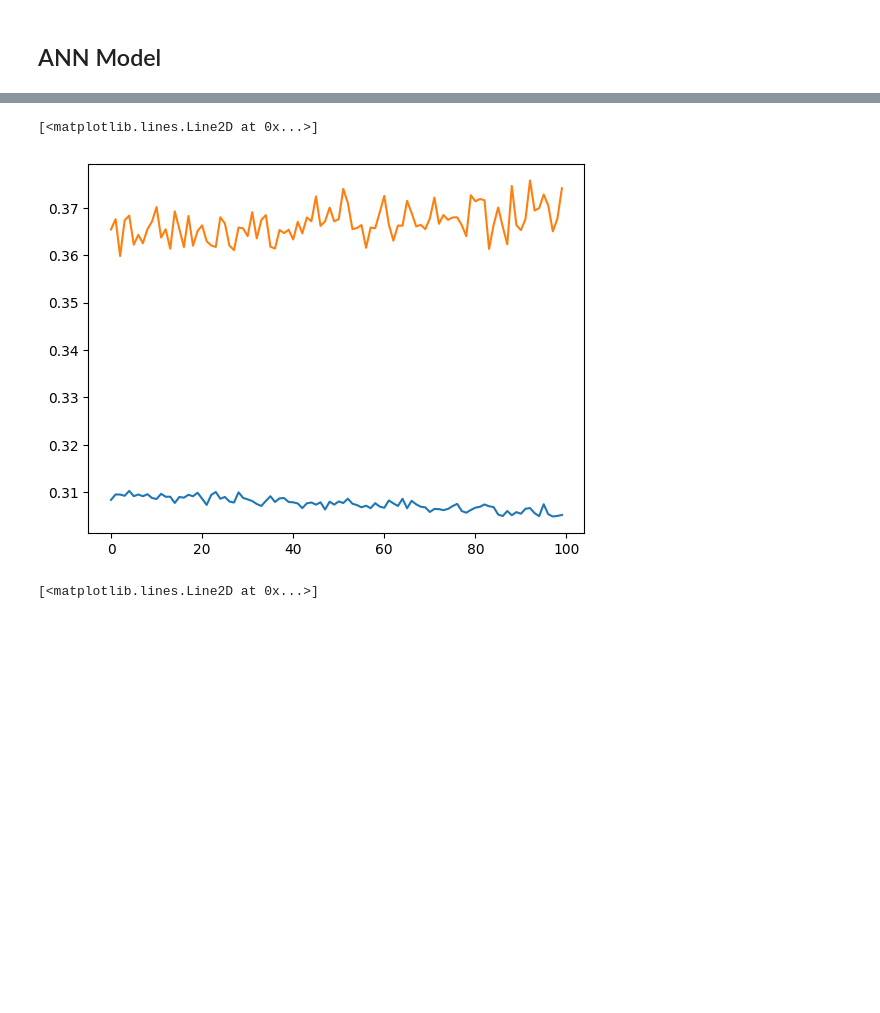
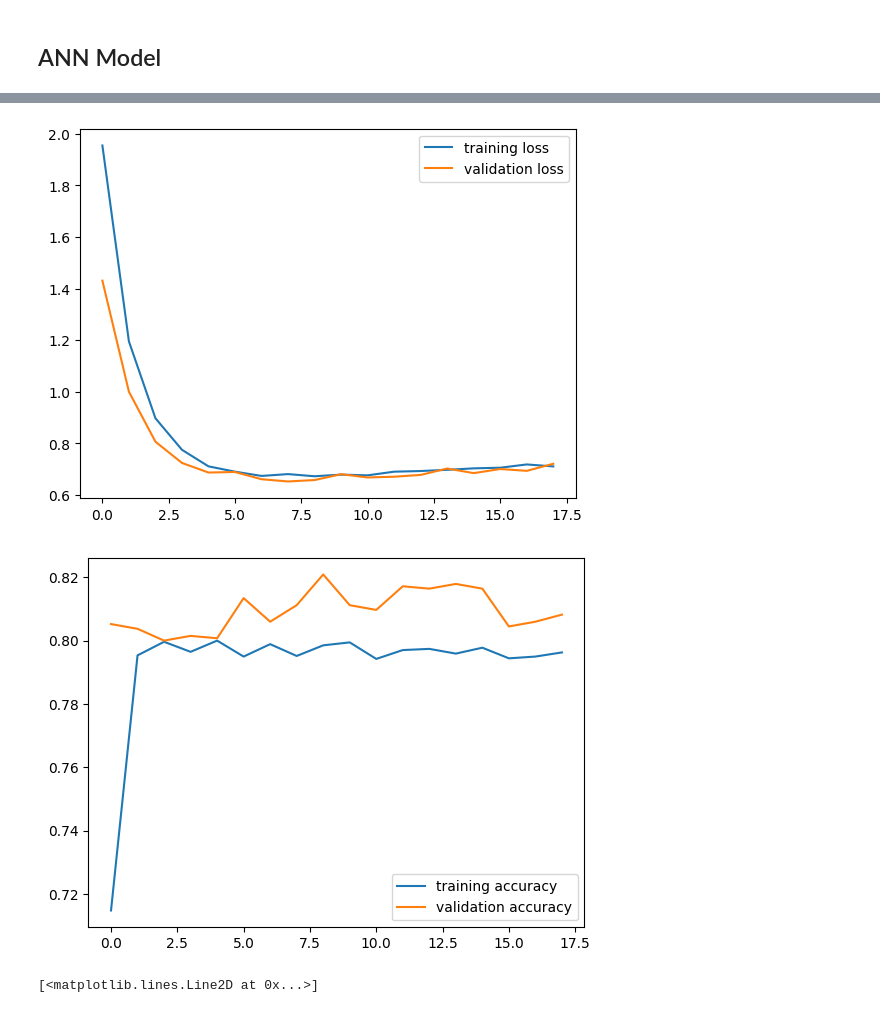
Before and after one commit to anidec25/Neutral-Networks, a Jupyter notebook: ANN/test.ipynb, the cells around one changed output, grey strips where cells are left out. Saved outputs shown, nothing was run; the diff lists cells and outputs as text; code cells hidden in the pictures; blank space fills up the shorter version.

```diff
--- a/ANN/test.ipynb
+++ b/ANN/test.ipynb
@@ -224,9 +225,15 @@ ImportError: cannot import name 'BatchNormalization' from 'tensorflow.python.ker
 # %%
 model = Sequential(name='Model_1')
-model.add(Dense(10, activation='relu', input_dim = 11))
-model.add(Dense(10,activation='relu'))
-model.add(Dense(5,activation='relu'))
-model.add(Dense(5,activation='relu'))
+
+model.add(Dense(64, activation='relu', input_dim = 11, kernel_regularizer = 'l2'))
+model.add(BatchNormalization())
+
+model.add(Dense(128,activation='relu',kernel_regularizer = 'l2'))
+model.add(BatchNormalization())
+
+model.add(Dense(64,activation='relu',kernel_regularizer = 'l2'))
+model.add(BatchNormalization())
+
 model.add(Dense(1,activation='sigmoid'))
 # %%
 model.summary()
@@ -252,16 +258,16 @@ _________________________________________________________________
 # %%
 model.compile(loss='binary_crossentropy', optimizer='adam', metrics = ['accuracy'])
 # %%
-# my_callbacks = [
-#     callbacks.EarlyStopping(monitor="val_loss",
-#     min_delta=0,
-#     patience=300,
-#     verbose=0,
-#     mode="auto",
-#     baseline=None,
-#     restore_best_weights=False)
-# ]
+my_callbacks = [
+    callbacks.EarlyStopping(monitor="val_loss",
+    min_delta=0,
+    patience=10,
+    verbose=0,
+    mode="auto",
+    baseline=None,
+    restore_best_weights=False)
+]
 
-history = model.fit(X_train_scaled,y_train, epochs=100, validation_split= 0.2)
+history = model.fit(X_train_scaled,y_train, batch_size= 64, epochs=100, validation_split= 0.2,callbacks=my_callbacks)
 # %% [output]
 Epoch 1/100
@@ -284,11 +290,18 @@ Epoch 100/100
 # %%
 import matplotlib.pyplot as plt
 
-plt.plot(history.history['loss'])
-plt.plot(history.history['val_loss'])
+plt.plot(history.history['loss'], label = 'training loss')
+plt.plot(history.history['val_loss'], label = 'validation loss')
+plt.legend()
+plt.show()
+
+plt.plot(history.history['accuracy'], label = 'training accuracy')
+plt.plot(history.history['val_accuracy'], label = 'validation accuracy')
+plt.legend()
+plt.show()
 # %% [output]
-[<matplotlib.lines.Line2D at 0x...>]
-[figure, old version]
+[figure, new version]
+[figure, added]
 # %%
 model2 = Sequential(name = 'model2')
 model2.add(Dense(11, activation='leaky_relu',input_dim = 11))
```
Also changed, not shown: parts of 4 cells of this notebook, 1 other file.
